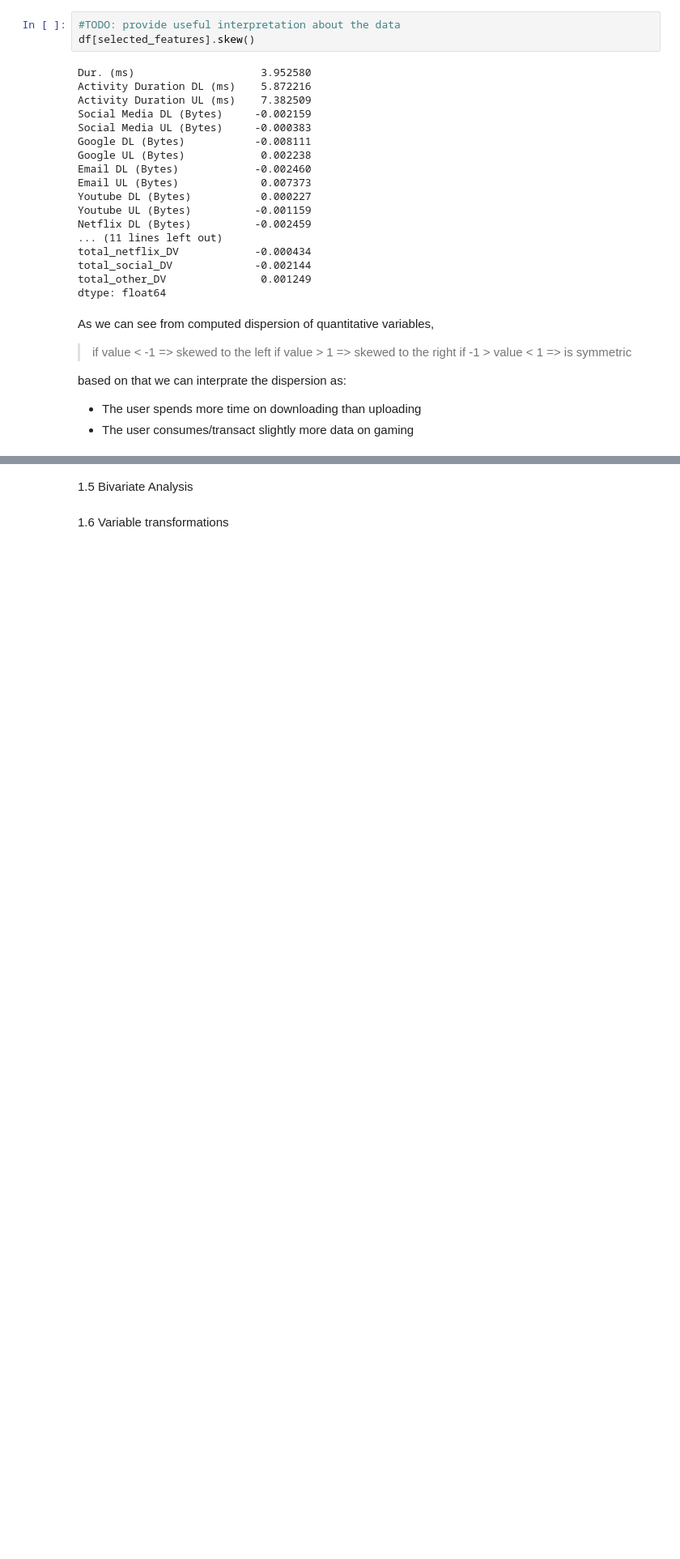
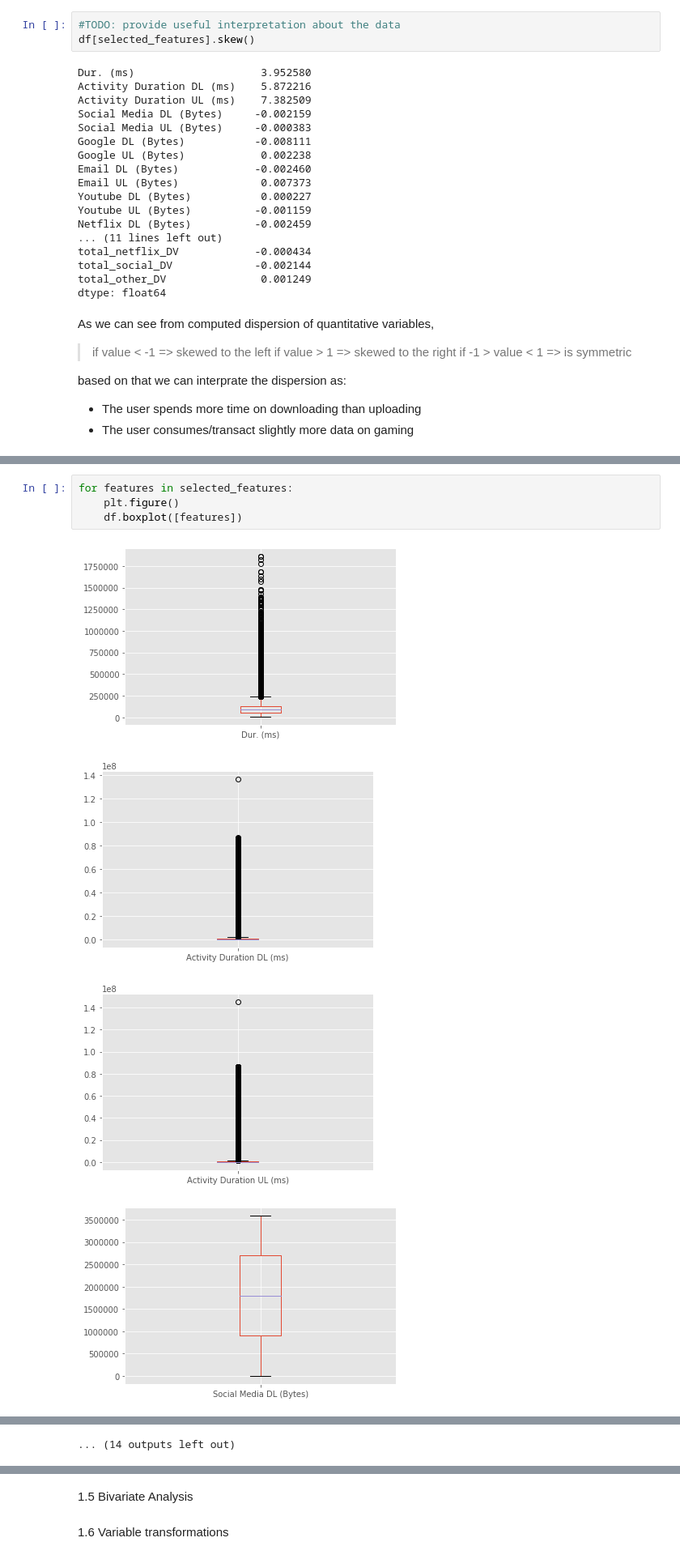
Before and after one commit to andyalex234/Telecom_User_Analytics, a Jupyter notebook: notebooks/user_overview_analysis.ipynb, the cells around one changed output, grey strips where cells are left out. Shown at 81% size. Saved outputs shown, nothing was run; the diff lists cells and outputs as text; blank space fills up the shorter version.

```diff
--- a/notebooks/user_overview_analysis.ipynb
+++ b/notebooks/user_overview_analysis.ipynb
@@ -461,0 +501,9 @@ based on that we can interprate the dispersion as:
+# %%
+for features in selected_features:
+    plt.figure()
+    df.boxplot([features])
+# %% [output]
+[figure, added]
+[figure, added]
+[figure, added]
+[figure, added]
@@ -461,0 +518 @@ based on that we can interprate the dispersion as:
+... (14 outputs left out)
```
Also changed, not shown: parts of 20 cells of this notebook, 3 other files.
